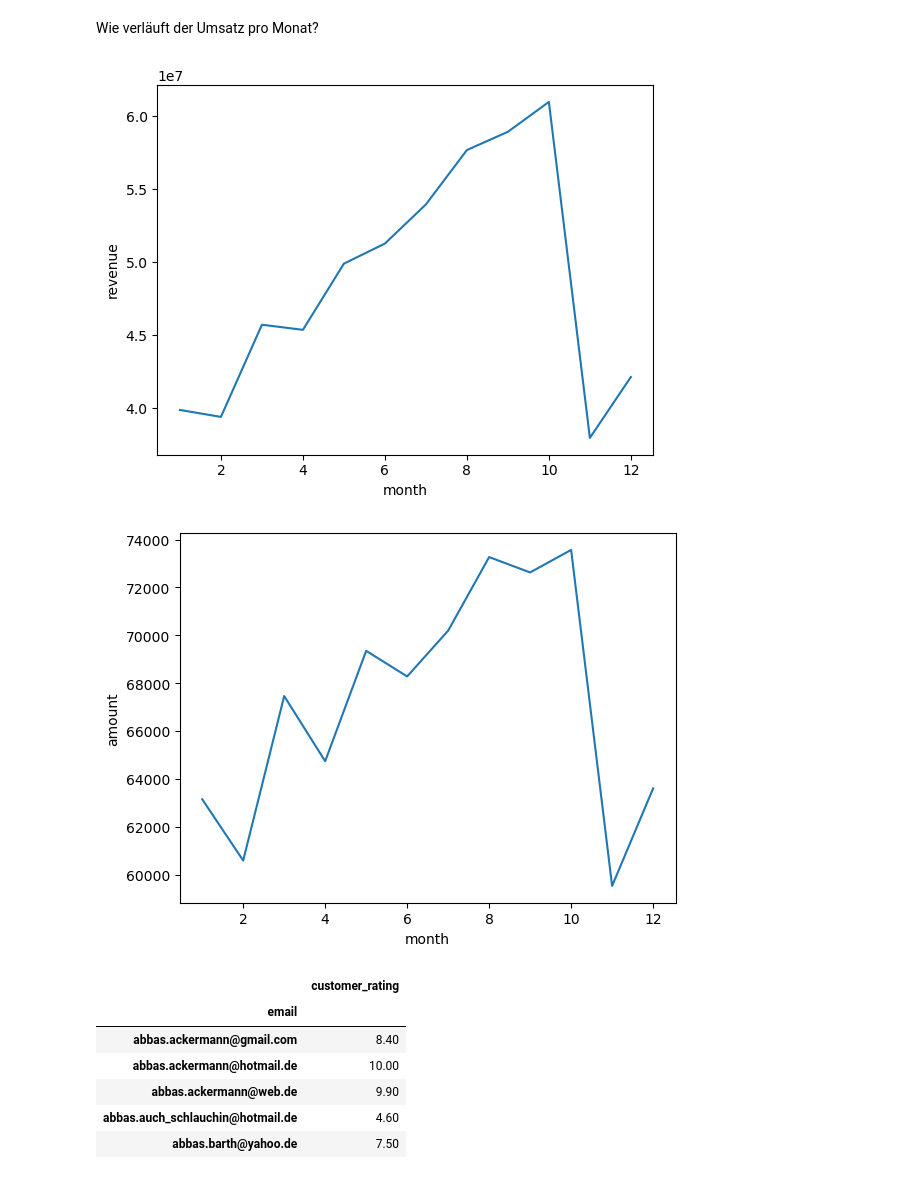
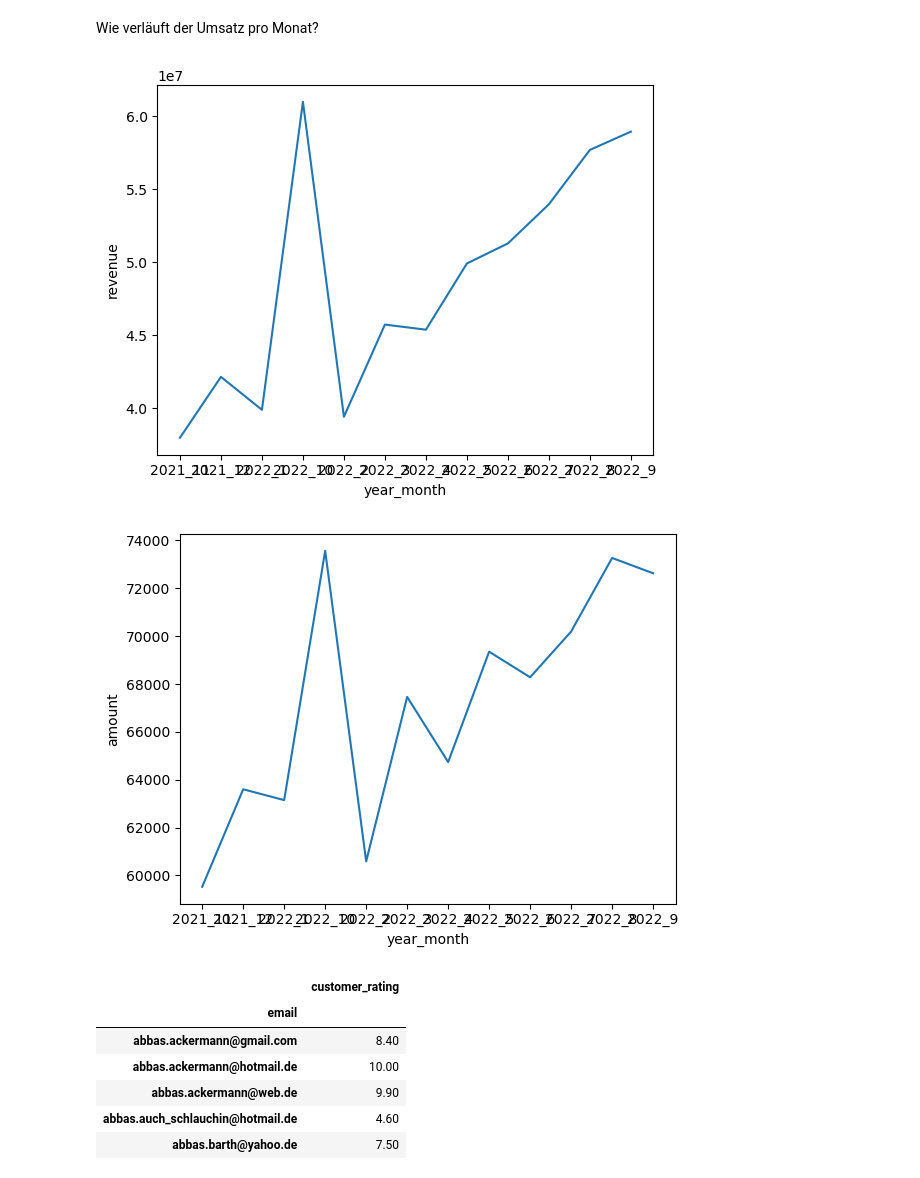
Before and after one commit to timstr97/business-analytics-case-study, a Jupyter notebook: sandbox/tim/analyse_rating_sandbox.ipynb, the cells around one changed output. Drawn from its saved outputs; the diff is of its cells as text; code cells hidden in the pictures.

```diff
--- a/sandbox/tim/analyse_rating_sandbox.ipynb
+++ b/sandbox/tim/analyse_rating_sandbox.ipynb
@@ -53,6 +53,7 @@ def read_regio_data(region, kind):
                 .assign(year=lambda _data: _data["date"].dt.year,
                         month=lambda _data: _data["date"].dt.month,
                         week=lambda _data: _data["date"].dt.isocalendar().week,
+                        year_month=lambda _data: _data["date"].dt.year.astype(str) + "_" + _data["date"].dt.month.astype(str),
                         cost_basic=lambda _data: np.round(_data["cost_basic"], 2),
                         cost_mini=lambda _data: np.round(_data["cost_mini"], 2),
                         cost_pro=lambda _data: np.round(_data["cost_pro"], 2),
@@ -249,18 +257,18 @@ sns.lineplot(data=amount_per_month, x=amount_per_month.index, y="profit");
 Wie verläuft der Umsatz pro Monat?
 # %%
 # Aggregieren des Umsatzes pro Monat
-amount_per_month = df_reg_main.groupby("month").agg({"revenue": "sum"})
+amount_per_month = df_reg_main.groupby("year_month").agg({"revenue": "sum"})
 
 sns.lineplot(data=amount_per_month, x=amount_per_month.index, y="revenue");
 # %% [output]
-[figure, old version]
+[figure, new version]
 # %%
 # Aggregieren der verkauften Menge pro Monat
-amount_per_month = df_reg_main.groupby("month").agg({"amount": "sum"})
+amount_per_month = df_reg_main.groupby("year_month").agg({"amount": "sum"})
 
 sns.lineplot(data=amount_per_month, x=amount_per_month.index, y="amount");
 # %% [output]
-[figure, old version]
+[figure, new version]
 # %%
 # interessant hier: kunden bestellen auf unterschiedlichen mails
 
```
Also changed, not shown: parts of 11 cells of this notebook, 3 other files.
